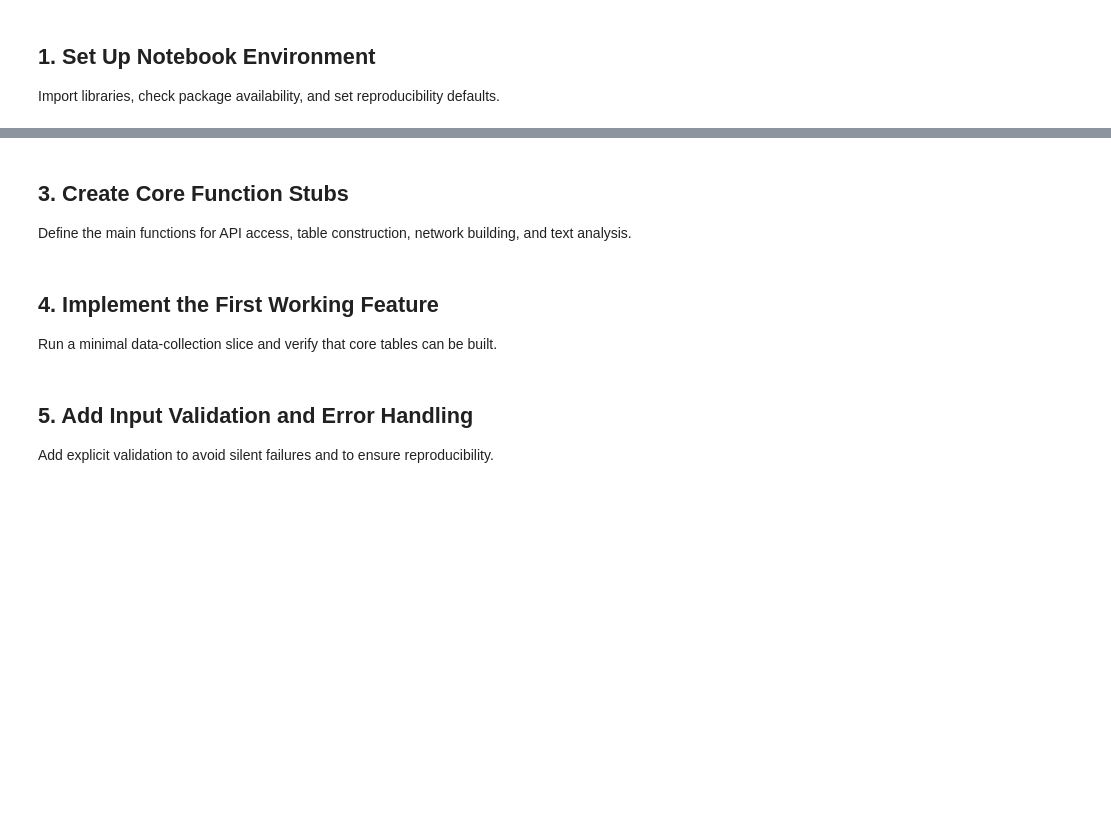
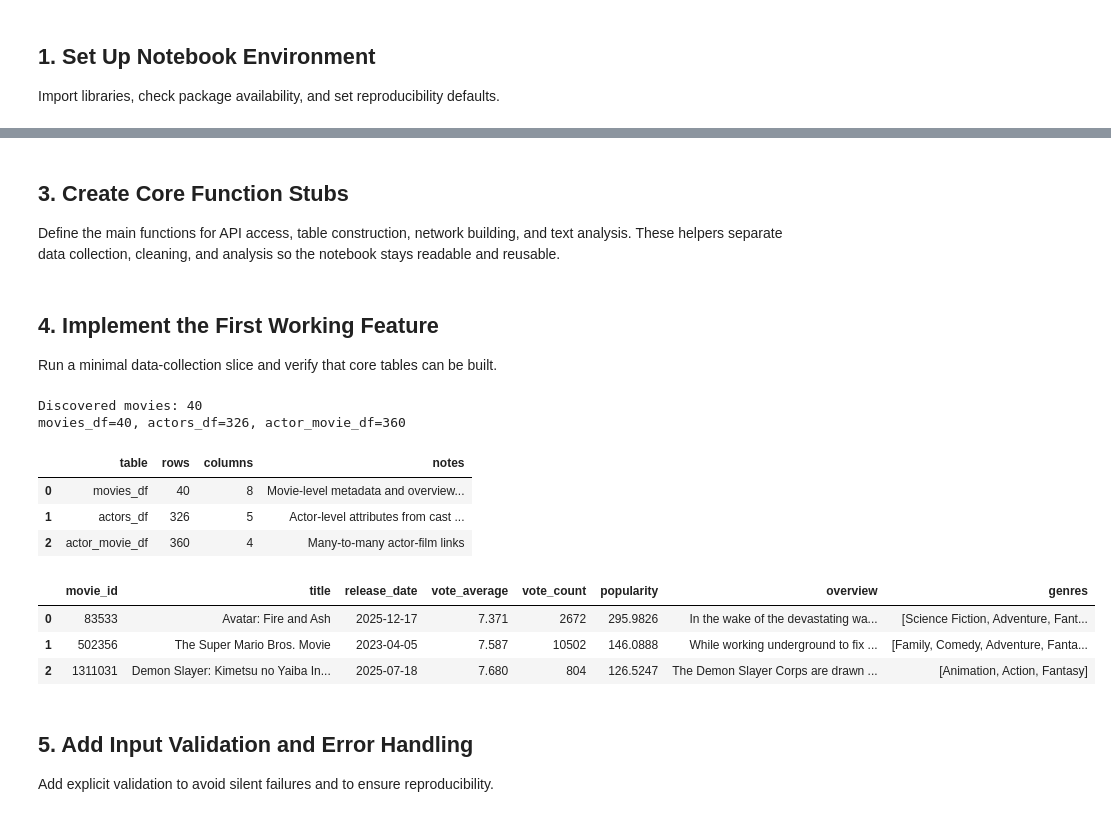
Before and after one commit to MattisK/Project-Assignment-CSS, a Jupyter notebook: ProjectAssignmentA.ipynb, the cells around one changed output, grey strips where cells are left out. Saved outputs shown, nothing was run; the diff lists cells and outputs as text; code cells hidden in the pictures; blank space fills up the shorter version.

```diff
--- a/ProjectAssignmentA.ipynb
+++ b/ProjectAssignmentA.ipynb
@@ -102,6 +131,7 @@ if not CONFIG["api_key"]:
 ## 3. Create Core Function Stubs
 
 Define the main functions for API access, table construction, network building, and text analysis.
+These helpers separate data collection, cleaning, and analysis so the notebook stays readable and reusable.
 # %%
 def cache_path(name: str) -> Path:
     """Return a JSON cache file path in data/raw."""
@@ -285,33 +336,47 @@ Run a minimal data-collection slice and verify that core tables can be built.
 # Minimal viable run for Assignment A (small sample first).
 sample_pages = min(2, CONFIG["max_discover_pages"])
 
 if not CONFIG["api_key"]:
     print("Skipping API run: set TMDB_API_KEY in .env first.")
     sample_movies = []
 else:
     sample_movies = discover_movies(sample_pages)
 
 print(f"Discovered movies: {len(sample_movies)}")
 
 sample_movies_cache = cache_path("sample_movies")
 save_json_cache(sample_movies_cache, sample_movies)
 
 sample_details_by_id = {}
 sample_credits_by_id = {}
 
 if sample_movies:
     for m in sample_movies:
         mid = m["id"]
         sample_details_by_id[str(mid)] = get_movie_details(mid)
         sample_credits_by_id[str(mid)] = get_movie_credits(mid)
 
     save_json_cache(cache_path("sample_movie_details"), sample_details_by_id)
     save_json_cache(cache_path("sample_movie_credits"), sample_credits_by_id)
 
 movies_df, actors_df, actor_movie_df = build_tables(sample_movies, sample_details_by_id, sample_credits_by_id)
 print(f"movies_df={len(movies_df)}, actors_df={len(actors_df)}, actor_movie_df={len(actor_movie_df)}")
+sample_summary_df = dataset_summary(movies_df, actors_df, actor_movie_df)
+sample_summary_df.to_csv(OUTPUTS_DIR / "table_sample_dataset_summary.csv", index=False)
+display(sample_summary_df)
 
 movies_df.head(3)
+# %% [output]
+Discovered movies: 40
+movies_df=40, actors_df=326, actor_movie_df=360
+|  | table | rows | columns | notes |
+| 0 | movies_df | 40 | 8 | Movie-level metadata and overview... |
+| 1 | actors_df | 326 | 5 | Actor-level attributes from cast ... |
+| 2 | actor_movie_df | 360 | 4 | Many-to-many actor-film links |
+|  | movie_id | title | release_date | vote_average | vote_count | popularity | overview | genres |
+| 0 | 83533 | Avatar: Fire and Ash | 2025-12-17 | 7.371 | 2672 | 295.9826 | In the wake of the devastating wa... | [Science Fiction, Adventure, Fant... |
+| 1 | 502356 | The Super Mario Bros. Movie | 2023-04-05 | 7.587 | 10502 | 146.0888 | While working underground to fix ... | [Family, Comedy, Adventure, Fanta... |
+| 2 | 1311031 | Demon Slayer: Kimetsu no Yaiba In... | 2025-07-18 | 7.680 | 804 | 126.5247 | The Demon Slayer Corps are drawn ... | [Animation, Action, Fantasy] |
 # %% [markdown]
 ## 5. Add Input Validation and Error Handling
 
```
Also changed, not shown: parts of 13 cells of this notebook, 1 other file.
